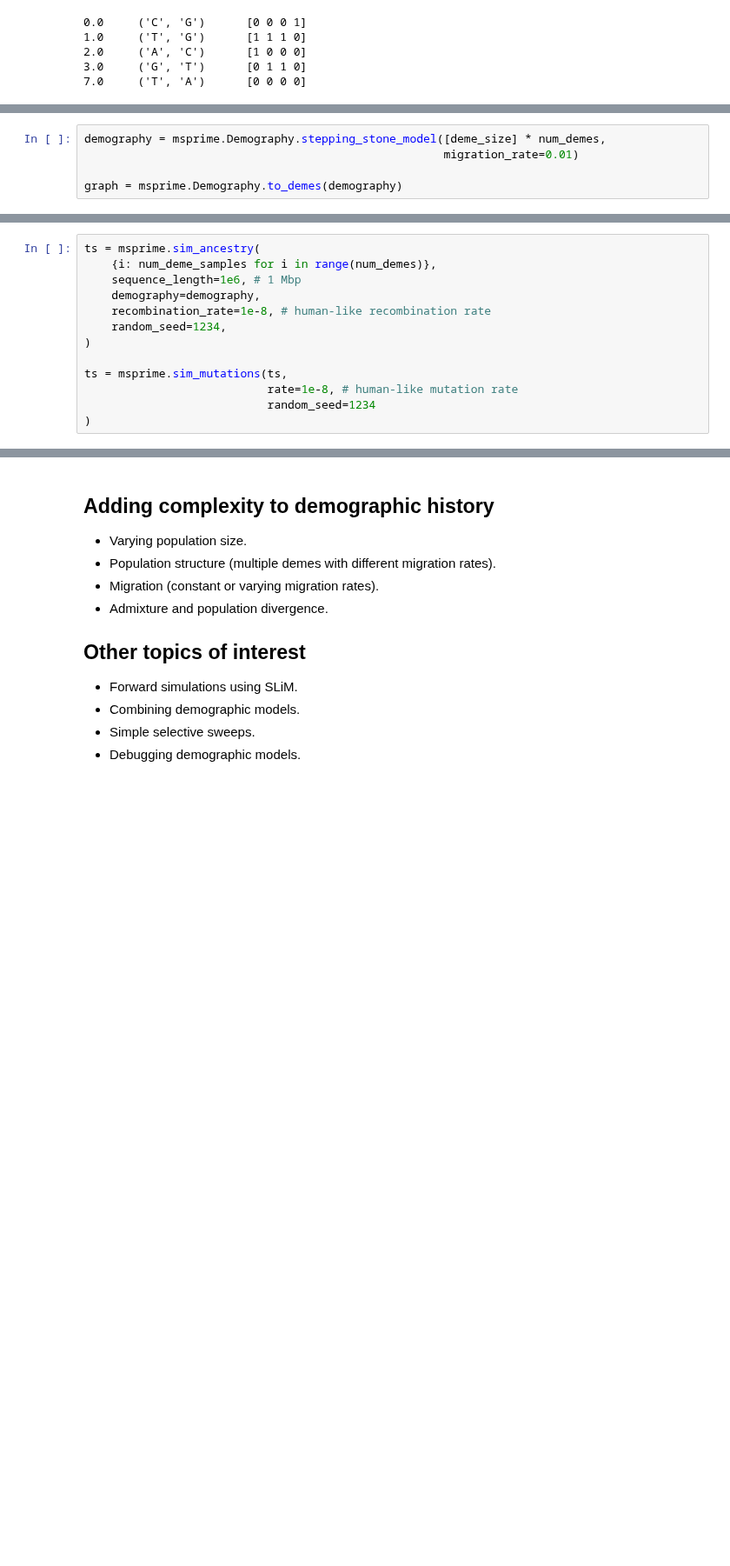
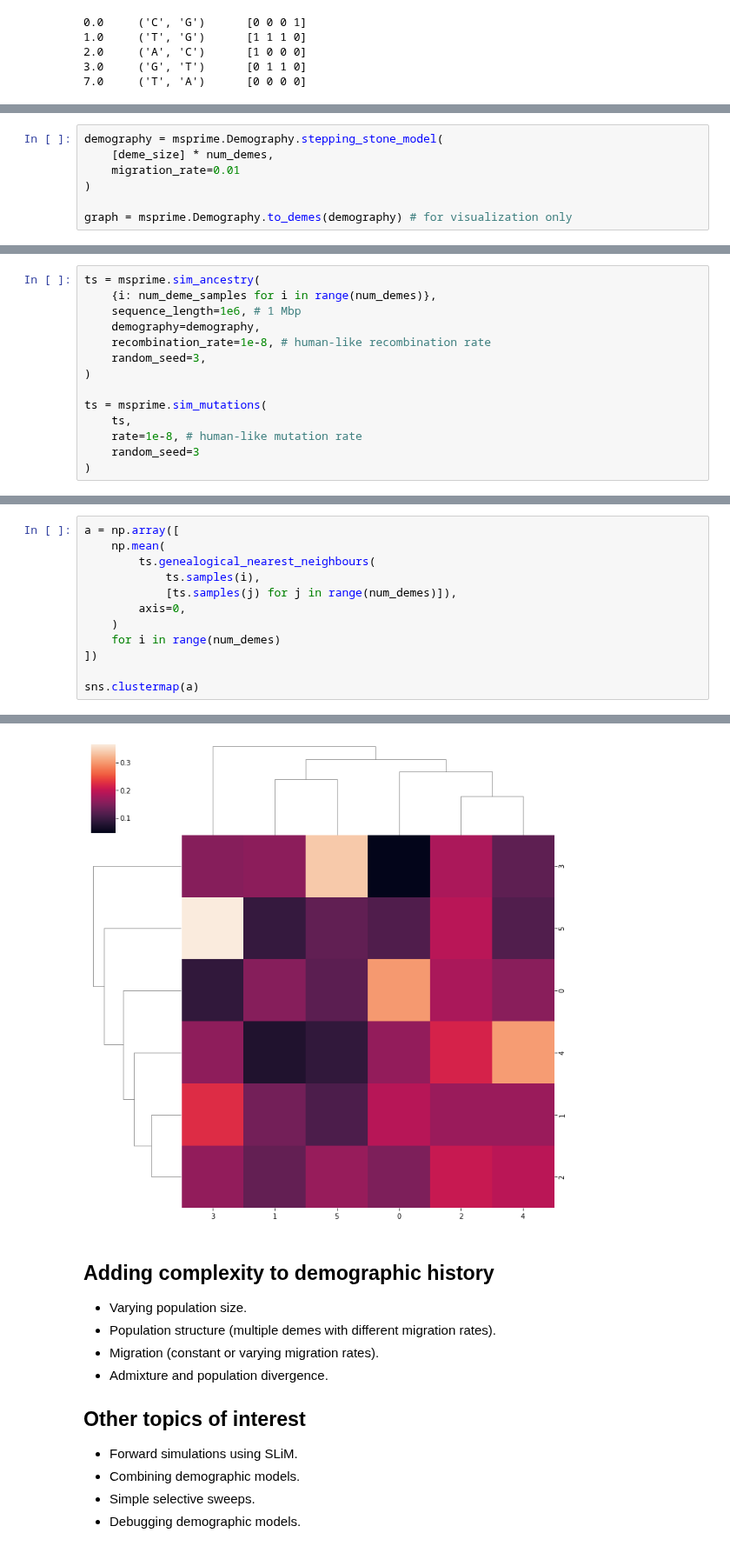
Before and after one commit to hyanwong/genealogy_workshop, a Jupyter notebook: Workshop2_simulation.ipynb, the cells around one changed output, grey strips where cells are left out. Shown at 87% size. Saved outputs shown, nothing was run; the diff lists cells and outputs as text; blank space fills up the shorter version.

```diff
--- a/Workshop2_simulation.ipynb
+++ b/Workshop2_simulation.ipynb
@@ -180,7 +183,9 @@ deme_size = 1_000 # individuals per deme
 num_demes = 6
 num_deme_samples = 5
 # %%
-demography = msprime.Demography.stepping_stone_model([deme_size] * num_demes,
-                                                     migration_rate=0.01)
+demography = msprime.Demography.stepping_stone_model(
+    [deme_size] * num_demes,
+    migration_rate=0.01
+)
 
-graph = msprime.Demography.to_demes(demography)
+graph = msprime.Demography.to_demes(demography) # for visualization only
@@ -190,10 +206,11 @@ ts = msprime.sim_ancestry(
     sequence_length=1e6, # 1 Mbp
     demography=demography,
     recombination_rate=1e-8, # human-like recombination rate
-    random_seed=1234,
+    random_seed=3,
 )
 
-ts = msprime.sim_mutations(ts,
-                           rate=1e-8, # human-like mutation rate
-                           random_seed=1234
+ts = msprime.sim_mutations(
+    ts,
+    rate=1e-8, # human-like mutation rate
+    random_seed=3
 )
@@ -210,0 +316,13 @@ plt.show()
+# %%
+a = np.array([
+    np.mean(
+        ts.genealogical_nearest_neighbours(
+            ts.samples(i),
+            [ts.samples(j) for j in range(num_demes)]),
+        axis=0,
+    )
+    for i in range(num_demes)
+])
+
+sns.clustermap(a)
+# %% [output]
@@ -211,3 +330,4 @@ plt.show()
+[figure, added]
 # %% [markdown]
 ## Adding complexity to demographic history
  - Varying population size.
```
Also changed, not shown: parts of 22 cells of this notebook.
